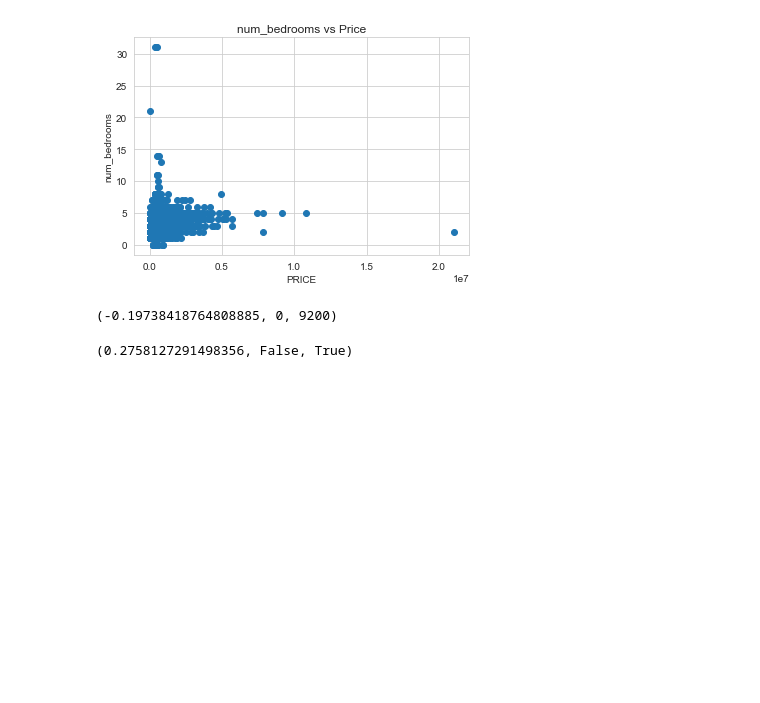
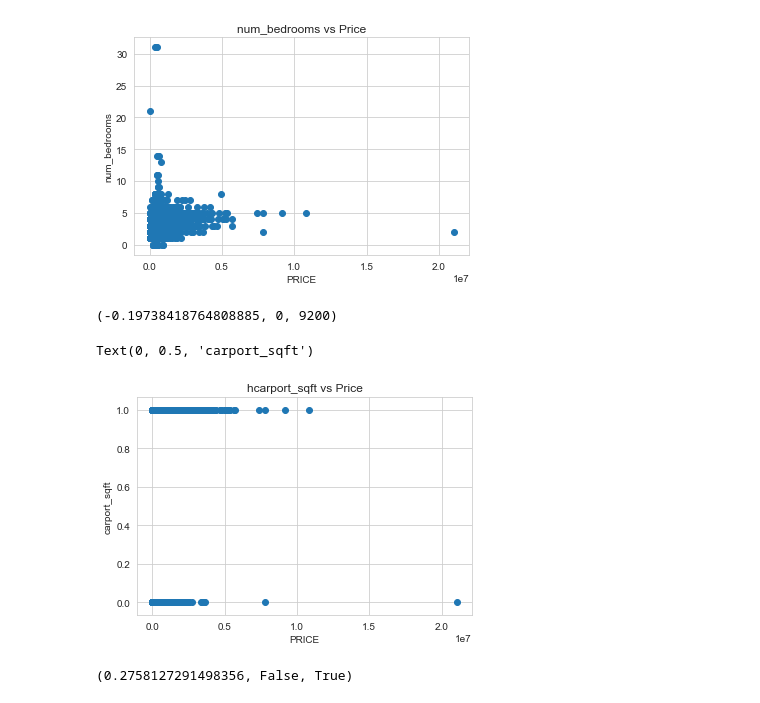
Before and after one commit to Claire56/House_value_estimate, a Jupyter notebook: linkedinDataset.ipynb, the cells around one changed output. Drawn from its saved outputs; the diff is of its cells as text; code cells hidden in the pictures; blank space fills up the shorter version.

```diff
--- a/linkedinDataset.ipynb
+++ b/linkedinDataset.ipynb
@@ -180,6 +180,14 @@ Text(0, 0.5, 'num_bedrooms')
 data['carport_sqft'].corr(data['sale_price']) , min(data['carport_sqft']), max(data['carport_sqft'])
 # %% [output]
 (-0.19738418764808885, 0, 9200)
+# %%
+plt.scatter(data.sale_price,data.has_fireplace)
+plt.title('hcarport_sqft vs Price')
+plt.xlabel('PRICE')
+plt.ylabel('carport_sqft')
+# %% [output]
+Text(0, 0.5, 'carport_sqft')
+[figure, added]
 # %%
 data['has_fireplace'].corr(data['sale_price']) , min(data['has_fireplace']), max(data['has_fireplace'])
 # %% [output]
```
Also changed, not shown: parts of 11 cells of this notebook, 6 other files.
